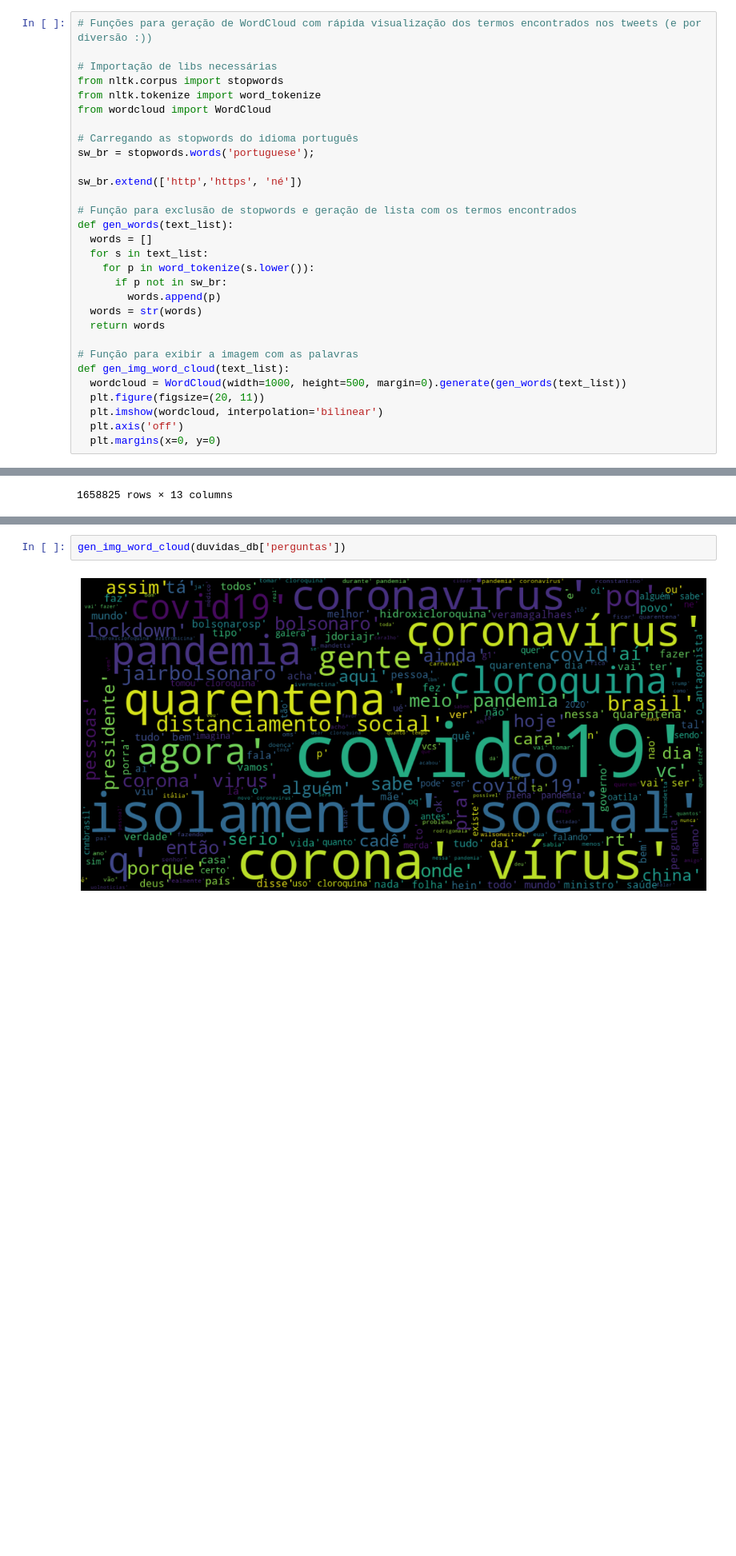
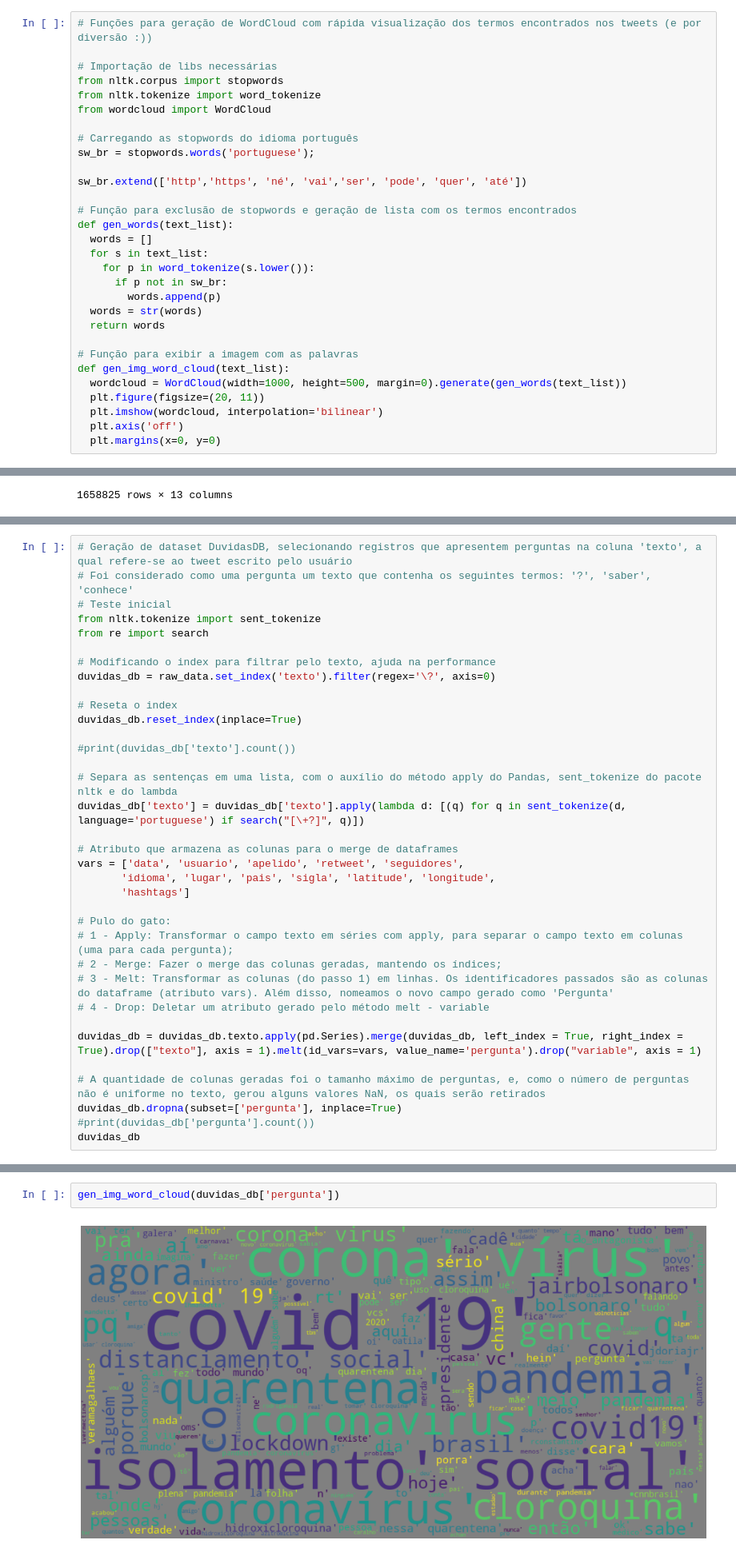
Before and after one commit to patricktapajos/covid19tweets, a Jupyter notebook: covid19_tweets.ipynb, the cells around one changed output, grey strips where cells are left out. Shown: that part at 80% size. Drawn from its saved outputs; the diff is of its cells as text; blank space fills up the shorter version.

Commit message:
Implementação de dataset 'DuvidasDB' com uma pergunta por linha - seção Dataset DuvidasDB.

```diff
--- a/covid19_tweets.ipynb
+++ b/covid19_tweets.ipynb
@@ -66,7 +77,7 @@ from wordcloud import WordCloud
 # Carregando as stopwords do idioma português
 sw_br = stopwords.words('portuguese');
 
-sw_br.extend(['http','https', 'né'])
+sw_br.extend(['http','https', 'né', 'vai','ser', 'pode', 'quer', 'até'])
 
 # Função para exclusão de stopwords e geração de lista com os termos encontrados
 def gen_words(text_list):
@@ -190,0 +180,35 @@ duvidas_db
+# %%
+# Geração de dataset DuvidasDB, selecionando registros que apresentem perguntas na coluna 'texto', a qual refere-se ao tweet escrito pelo usuário
+# Foi considerado como uma pergunta um texto que contenha os seguintes termos: '?', 'saber', 'conhece'
+# Teste inicial
+from nltk.tokenize import sent_tokenize
+from re import search
+
+# Modificando o index para filtrar pelo texto, ajuda na performance
+duvidas_db = raw_data.set_index('texto').filter(regex='\?', axis=0)
+
+# Reseta o index
+duvidas_db.reset_index(inplace=True)
+
+#print(duvidas_db['texto'].count())
+
+# Separa as sentenças em uma lista, com o auxílio do método apply do Pandas, sent_tokenize do pacote nltk e do lambda
+duvidas_db['texto'] = duvidas_db['texto'].apply(lambda d: [(q) for q in sent_tokenize(d, language='portuguese') if search("[\+?]", q)])
+
+# Atributo que armazena as colunas para o merge de dataframes
+vars = ['data', 'usuario', 'apelido', 'retweet', 'seguidores',
+       'idioma', 'lugar', 'pais', 'sigla', 'latitude', 'longitude',
+       'hashtags']
+
+# Pulo do gato:
+# 1 - Apply: Transformar o campo texto em séries com apply, para separar o campo texto em colunas (uma para cada pergunta);
+# 2 - Merge: Fazer o merge das colunas geradas, mantendo os índices;
+# 3 - Melt: Transformar as colunas (do passo 1) em linhas. Os identificadores passados são as colunas do dataframe (atributo vars). Além disso, nomeamos o novo campo gerado como 'Pergunta'
+# 4 - Drop: Deletar um atributo gerado pelo método melt - variable
+
+duvidas_db = duvidas_db.texto.apply(pd.Series).merge(duvidas_db, left_index = True, right_index = True).drop(["texto"], axis = 1).melt(id_vars=vars, value_name='pergunta').drop("variable", axis = 1)
+
+# A quantidade de colunas geradas foi o tamanho máximo de perguntas, e, como o número de perguntas não é uniforme no texto, gerou alguns valores NaN, os quais serão retirados
+duvidas_db.dropna(subset=['pergunta'], inplace=True)
+#print(duvidas_db['pergunta'].count())
+duvidas_db
@@ -191,7 +229,7 @@ duvidas_db
 # %%
-gen_img_word_cloud(duvidas_db['perguntas'])
+gen_img_word_cloud(duvidas_db['pergunta'])
 # %% [output]
-[figure, old version]
+[figure, new version]
 # %%
 # Quantidade de tweets por mês (sem contar a hora, minuto e segundo)
 df_date = duvidas_db.groupby(pd.to_datetime(duvidas_db['data']).dt.strftime('%m'))['data'].count()
```
Also changed, not shown: parts of 21 cells of this notebook.
